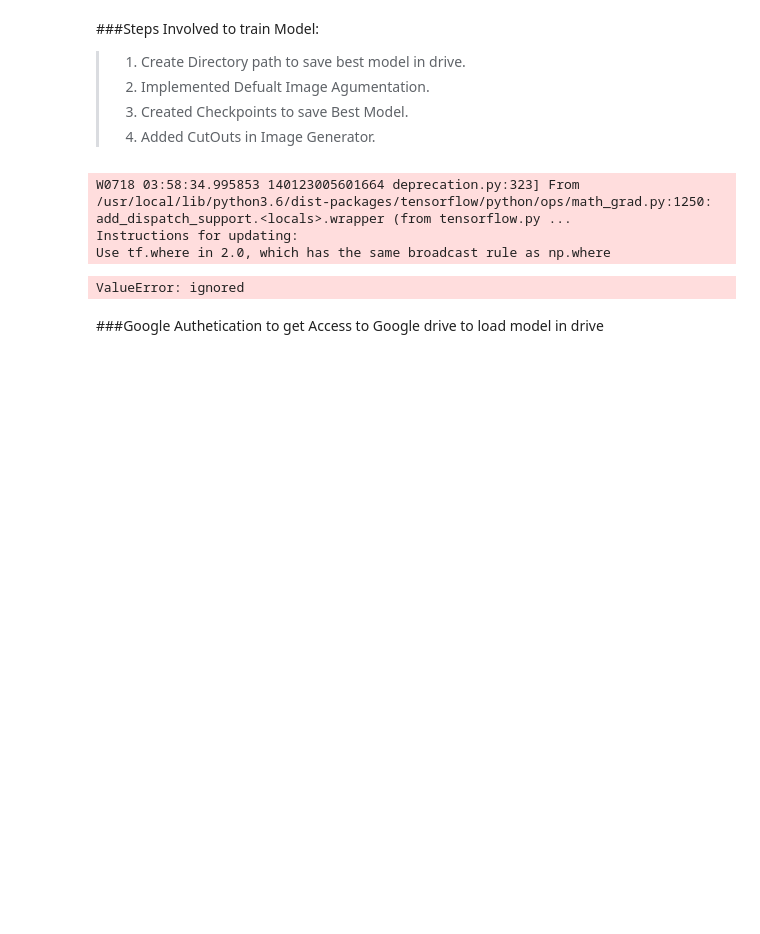
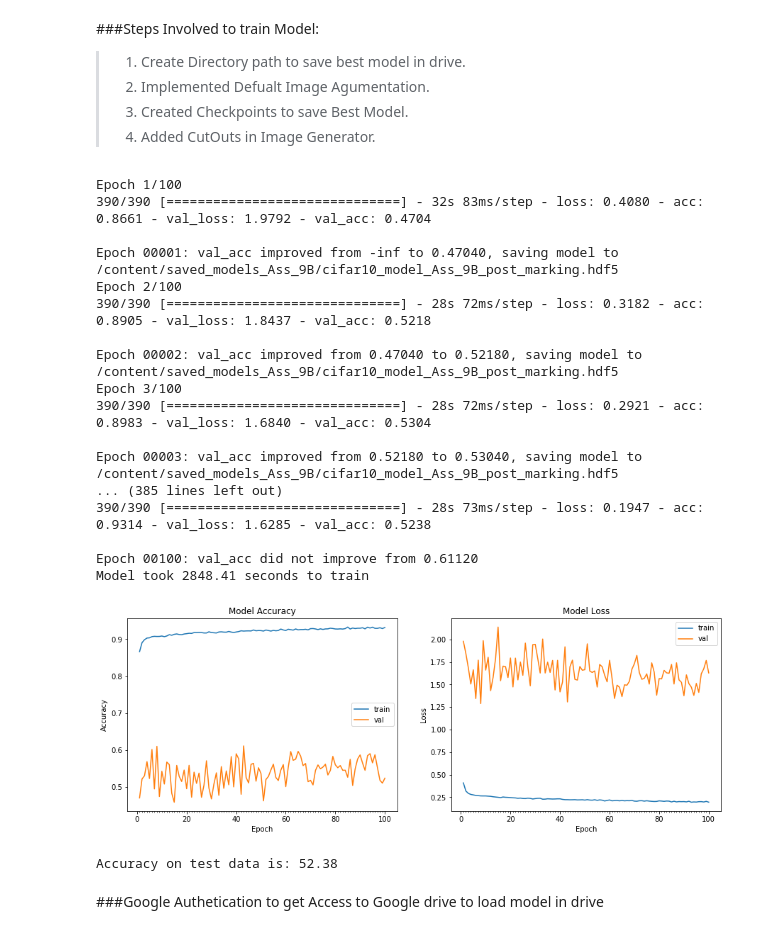
Before and after one commit to Mayank01/EVA, a Jupyter notebook: Session9/Assignment/Assignment9.ipynb, the cells around one changed output. Saved outputs shown, nothing was run; the diff lists cells and outputs as text; code cells hidden in the pictures; blank space fills up the shorter version.

```diff
--- a/Session9/Assignment/Assignment9.ipynb
+++ b/Session9/Assignment/Assignment9.ipynb
@@ -578,43 +547,58 @@ model.compile(optimizer='adam', loss='categorical_crossentropy', metrics=['accur
 
 # Prepare model model saving directory.
 save_dir = os.path.join(os.getcwd(), 'saved_models_Ass_9B')
-model_name = 'cifar10_model_Ass_9B.hdf5'
+model_name = 'cifar10_model_Ass_9B_post_marking.hdf5'
 if not os.path.isdir(save_dir):
     os.makedirs(save_dir)
 filepath = os.path.join(save_dir, model_name)
 
 datagen = ImageDataGenerator(
     featurewise_center=True,
     featurewise_std_normalization=True,
     shear_range=0.2,
     zoom_range=0.2,
     horizontal_flip=True,
     preprocessing_function=get_random_eraser(v_l=0, v_h=1, pixel_level=True))
 
 # Compute quantities required for featurewise normalization
 # (std, mean, and principal components if ZCA whitening is applied).
 datagen.fit(train_features)
 
 checkpoint = ModelCheckpoint(filepath=filepath, monitor='val_acc', verbose=1, save_best_only=True, mode='max')
 
 # train the model
 start = time.time()
 # Train the model
 model_info = model.fit_generator(datagen.flow(train_features, train_labels, batch_size = 128),
                                  samples_per_epoch = train_features.shape[0], nb_epoch = 100,
                                  validation_data = (test_features, test_labels), verbose=1,
                                  callbacks=[checkpoint])
 end = time.time()
 print ("Model took %0.2f seconds to train"%(end - start))
 # plot model history
 plot_model_history(model_info)
 # compute test accuracy
 print ("Accuracy on test data is: %0.2f"%accuracy(test_features, test_labels, model))
 # %% [output]
-W0718 03:58:34.995853 140123005601664 deprecation.py:323] From /usr/local/lib/python3.6/dist-packages/tensorflow/python/ops/math_grad.py:1250: add_dispatch_support.<locals>.wrapper (from tensorflow.py ...
-Instructions for updating:
-Use tf.where in 2.0, which has the same broadcast rule as np.where
+Epoch 1/100
+390/390 [==============================] - 32s 83ms/step - loss: 0.4080 - acc: 0.8661 - val_loss: 1.9792 - val_acc: 0.4704
+
+Epoch 00001: val_acc improved from -inf to 0.47040, saving model to /content/saved_models_Ass_9B/cifar10_model_Ass_9B_post_marking.hdf5
+Epoch 2/100
+390/390 [==============================] - 28s 72ms/step - loss: 0.3182 - acc: 0.8905 - val_loss: 1.8437 - val_acc: 0.5218
+
+Epoch 00002: val_acc improved from 0.47040 to 0.52180, saving model to /content/saved_models_Ass_9B/cifar10_model_Ass_9B_post_marking.hdf5
+Epoch 3/100
+390/390 [==============================] - 28s 72ms/step - loss: 0.2921 - acc: 0.8983 - val_loss: 1.6840 - val_acc: 0.5304
+
+Epoch 00003: val_acc improved from 0.52180 to 0.53040, saving model to /content/saved_models_Ass_9B/cifar10_model_Ass_9B_post_marking.hdf5
+... (385 lines left out)
+390/390 [==============================] - 28s 73ms/step - loss: 0.1947 - acc: 0.9314 - val_loss: 1.6285 - val_acc: 0.5238
+
+Epoch 00100: val_acc did not improve from 0.61120
+Model took 2848.41 seconds to train
+[figure, added]
-ValueError: ignored
+Accuracy on test data is: 52.38
 # %% [markdown]
 ###Google Authetication to get Access to Google drive to load model in drive
 # %%
```
Also changed, not shown: parts of 18 cells of this notebook.
